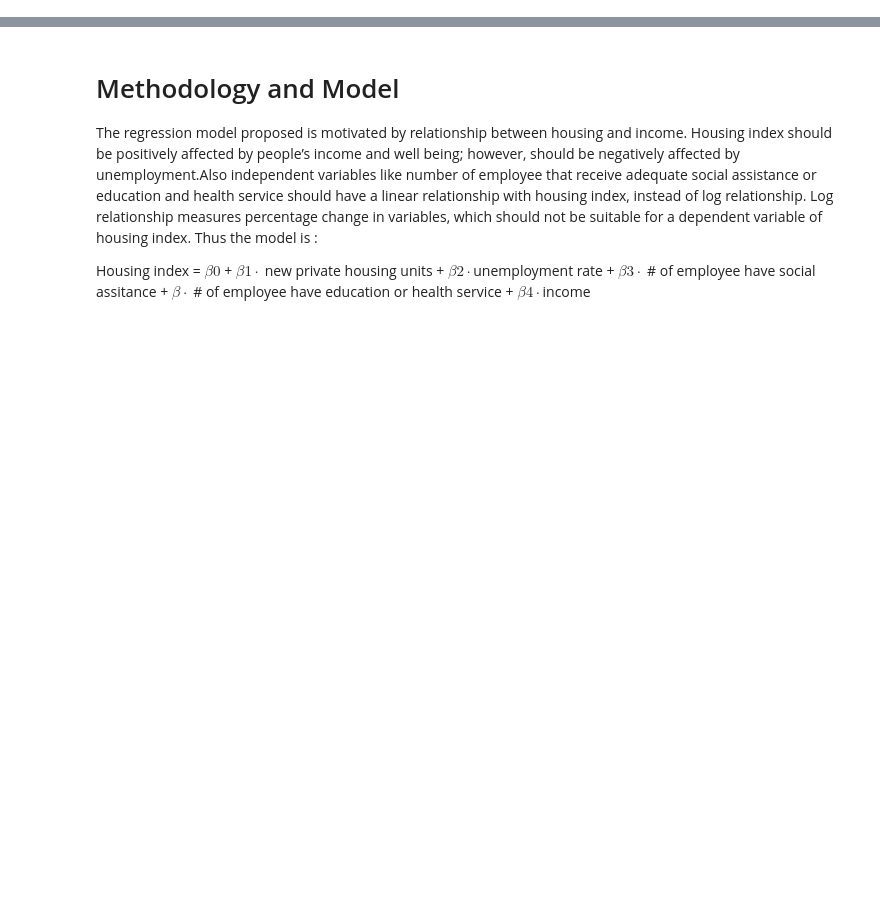
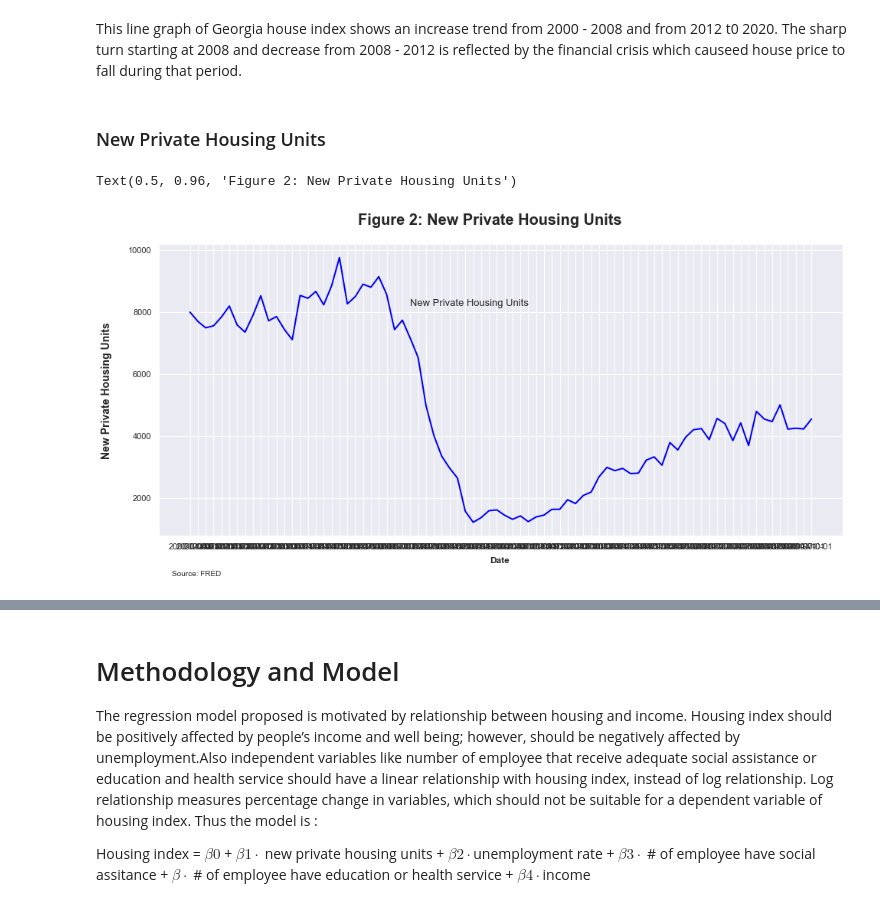
Before and after one commit to GarfieldLeo/Econ320Project, a Jupyter notebook: project1_0.ipynb, the cells around one changed output, grey strips where cells are left out. Saved outputs shown, nothing was run; the diff lists cells and outputs as text; code cells hidden in the pictures; blank space fills up the shorter version.

```diff
--- a/project1_0.ipynb
+++ b/project1_0.ipynb
@@ -14,0 +77,16 @@ Some introduction text, formatted in heading 2 style
+# %% [markdown]
+This line graph of Georgia house index shows an increase trend from 2000 - 2008 and from 2012 t0 2020. The sharp turn starting at 2008 and decrease from 2008 - 2012 is reflected by the financial crisis which causeed house price to fall during that period.
+# %% [markdown]
+### New Private Housing Units<a name="houseunits"></a>
+# %%
+sns.set_theme(style="darkgrid")
+fig, ax = plt.subplots(figsize = (16, 7))
+ax.plot(house.DATE, house['New Private Housing Units'], linewidth = 2, c = 'blue')
+fig.text(0.06, 0.5, "New Private Housing Units", va = 'center', weight = 'bold', fontsize = 14, rotation = 'vertical')
+fig.text(0.50, 0.06, 'Date', va = 'center', weight = 'bold', fontsize = 12)
+fig.text(0.14, 0.02, 'Source: FRED', fontsize = 10, weight = 'normal')
+fig.text(0.41, 0.72, "New Private Housing Units",  weight = 'normal', fontsize = 13)
+fig.suptitle("Figure 2: New Private Housing Units", weight = 'bold', fontsize = 20, y = 0.96)
+# %% [output]
+Text(0.5, 0.96, 'Figure 2: New Private Housing Units')
+[figure, added]
```
Also changed, not shown: parts of 22 cells of this notebook.
